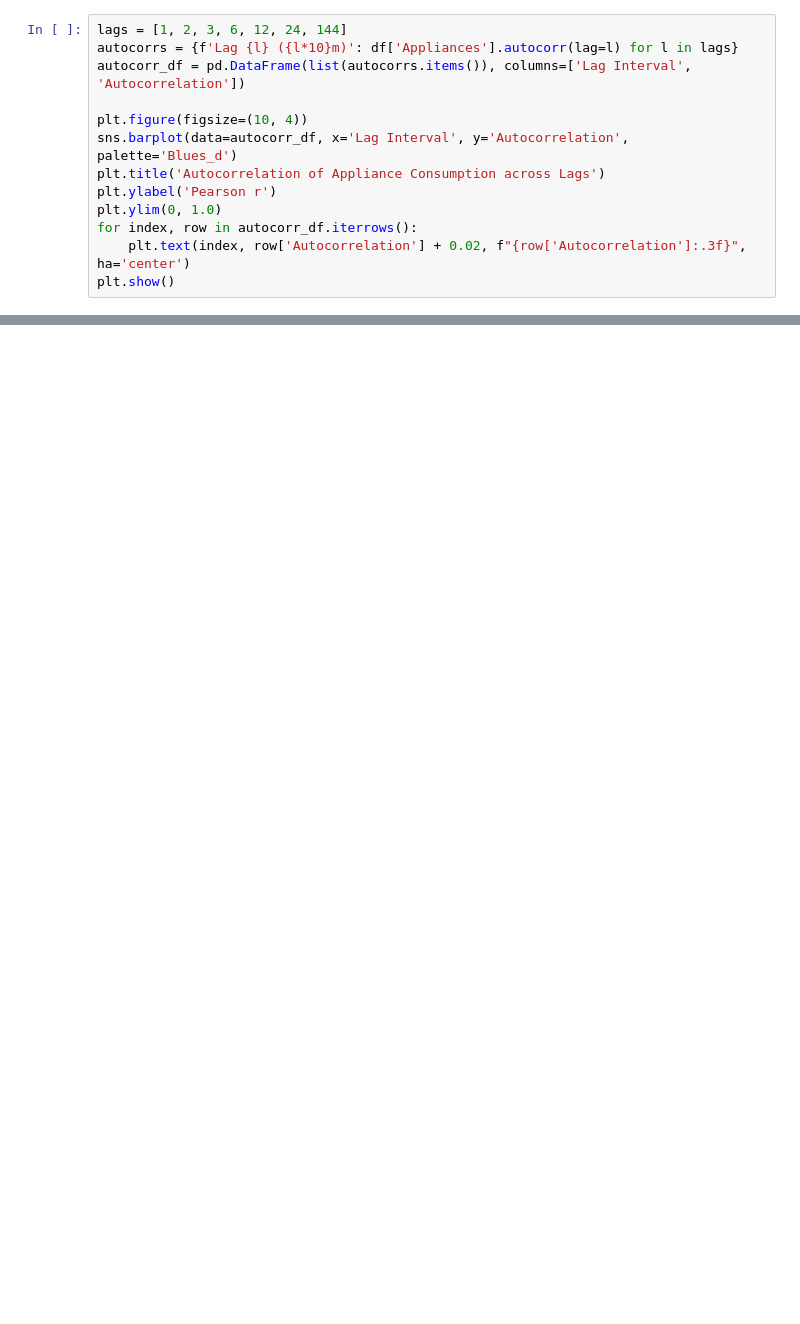
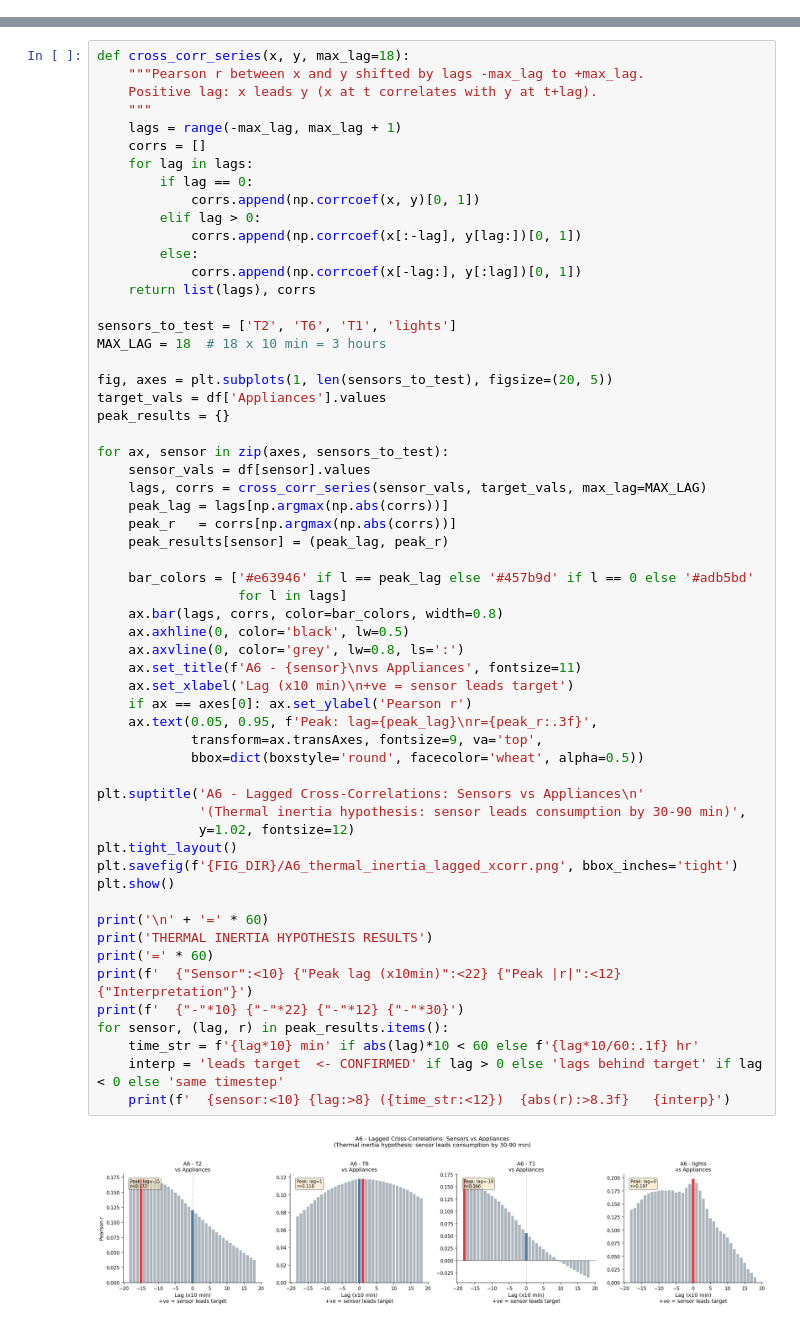
Before and after one commit to SwayamGoyal11/Smart_Energy_Monitoring_Assistant, a Jupyter notebook: energy-monitoring-mlops/notebooks/01_eda.ipynb, the cells around one changed output, grey strips where cells are left out. Drawn from its saved outputs; the diff is of its cells as text; blank space fills up the shorter version.

```diff
--- a/energy-monitoring-mlops/notebooks/01_eda.ipynb
+++ b/energy-monitoring-mlops/notebooks/01_eda.ipynb
@@ -79,13 +0,0 @@ Analysis of lag autocorrelation demonstrating why persistence (y_t approx y_t-1)
-# %%
-lags = [1, 2, 3, 6, 12, 24, 144]
-autocorrs = {f'Lag {l} ({l*10}m)': df['Appliances'].autocorr(lag=l) for l in lags}
-autocorr_df = pd.DataFrame(list(autocorrs.items()), columns=['Lag Interval', 'Autocorrelation'])
-
-plt.figure(figsize=(10, 4))
-sns.barplot(data=autocorr_df, x='Lag Interval', y='Autocorrelation', palette='Blues_d')
-plt.title('Autocorrelation of Appliance Consumption across Lags')
-plt.ylabel('Pearson r')
-plt.ylim(0, 1.0)
-for index, row in autocorr_df.iterrows():
-    plt.text(index, row['Autocorrelation'] + 0.02, f"{row['Autocorrelation']:.3f}", ha='center')
-plt.show()
@@ -91,0 +524,60 @@ plt.show()
+# %%
+def cross_corr_series(x, y, max_lag=18):
+    """Pearson r between x and y shifted by lags -max_lag to +max_lag.
+    Positive lag: x leads y (x at t correlates with y at t+lag).
+    """
+    lags = range(-max_lag, max_lag + 1)
+    corrs = []
+    for lag in lags:
+        if lag == 0:
+            corrs.append(np.corrcoef(x, y)[0, 1])
+        elif lag > 0:
+            corrs.append(np.corrcoef(x[:-lag], y[lag:])[0, 1])
+        else:
+            corrs.append(np.corrcoef(x[-lag:], y[:lag])[0, 1])
+    return list(lags), corrs
+
+sensors_to_test = ['T2', 'T6', 'T1', 'lights']
+MAX_LAG = 18  # 18 x 10 min = 3 hours
+
+fig, axes = plt.subplots(1, len(sensors_to_test), figsize=(20, 5))
+target_vals = df['Appliances'].values
+peak_results = {}
+
+for ax, sensor in zip(axes, sensors_to_test):
+    sensor_vals = df[sensor].values
+    lags, corrs = cross_corr_series(sensor_vals, target_vals, max_lag=MAX_LAG)
+    peak_lag = lags[np.argmax(np.abs(corrs))]
+    peak_r   = corrs[np.argmax(np.abs(corrs))]
+    peak_results[sensor] = (peak_lag, peak_r)
+
+    bar_colors = ['#e63946' if l == peak_lag else '#457b9d' if l == 0 else '#adb5bd'
+                  for l in lags]
+    ax.bar(lags, corrs, color=bar_colors, width=0.8)
+    ax.axhline(0, color='black', lw=0.5)
+    ax.axvline(0, color='grey', lw=0.8, ls=':')
+    ax.set_title(f'A6 - {sensor}\nvs Appliances', fontsize=11)
+    ax.set_xlabel('Lag (x10 min)\n+ve = sensor leads target')
+    if ax == axes[0]: ax.set_ylabel('Pearson r')
+    ax.text(0.05, 0.95, f'Peak: lag={peak_lag}\nr={peak_r:.3f}',
+            transform=ax.transAxes, fontsize=9, va='top',
+            bbox=dict(boxstyle='round', facecolor='wheat', alpha=0.5))
+
+plt.suptitle('A6 - Lagged Cross-Correlations: Sensors vs Appliances\n'
+             '(Thermal inertia hypothesis: sensor leads consumption by 30-90 min)',
+             y=1.02, fontsize=12)
+plt.tight_layout()
+plt.savefig(f'{FIG_DIR}/A6_thermal_inertia_lagged_xcorr.png', bbox_inches='tight')
+plt.show()
+
+print('\n' + '=' * 60)
+print('THERMAL INERTIA HYPOTHESIS RESULTS')
+print('=' * 60)
+print(f'  {"Sensor":<10} {"Peak lag (x10min)":<22} {"Peak |r|":<12} {"Interpretation"}')
+print(f'  {"-"*10} {"-"*22} {"-"*12} {"-"*30}')
+for sensor, (lag, r) in peak_results.items():
+    time_str = f'{lag*10} min' if abs(lag)*10 < 60 else f'{lag*10/60:.1f} hr'
+    interp = 'leads target  <- CONFIRMED' if lag > 0 else 'lags behind target' if lag < 0 else 'same timestep'
+    print(f'  {sensor:<10} {lag:>8} ({time_str:<12})  {abs(r):>8.3f}   {interp}')
+# %% [output]
+[figure, added]
```
Also changed, not shown: parts of 30 cells of this notebook, 7 other files.
